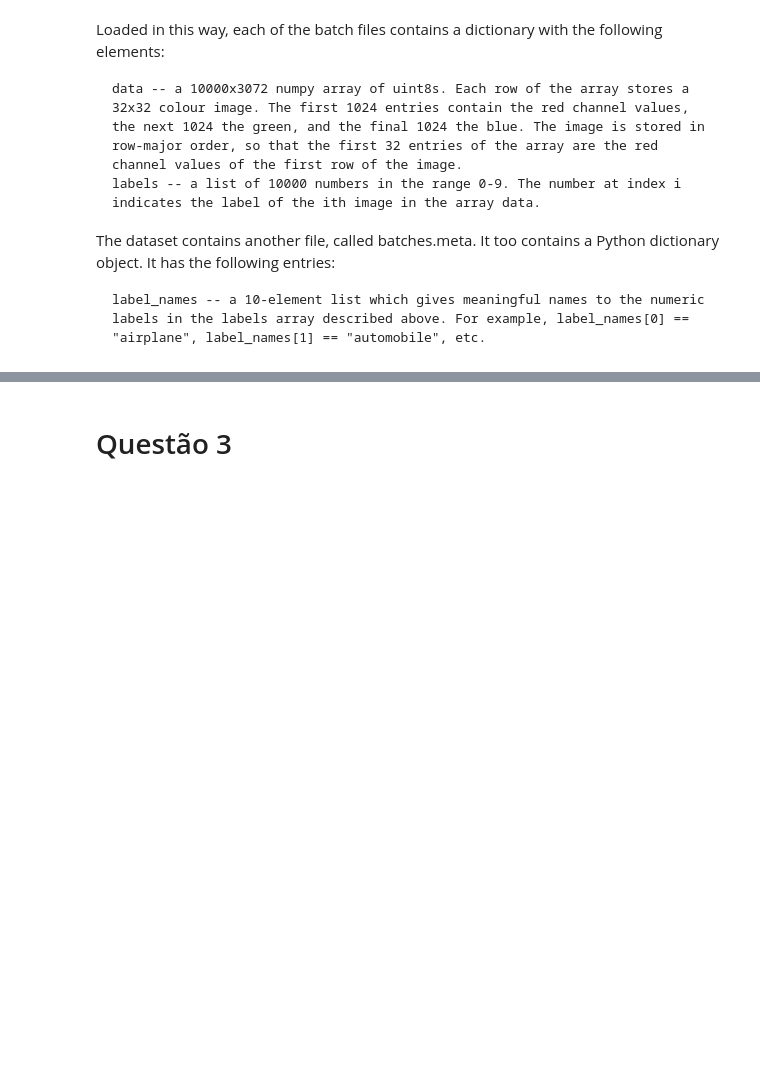
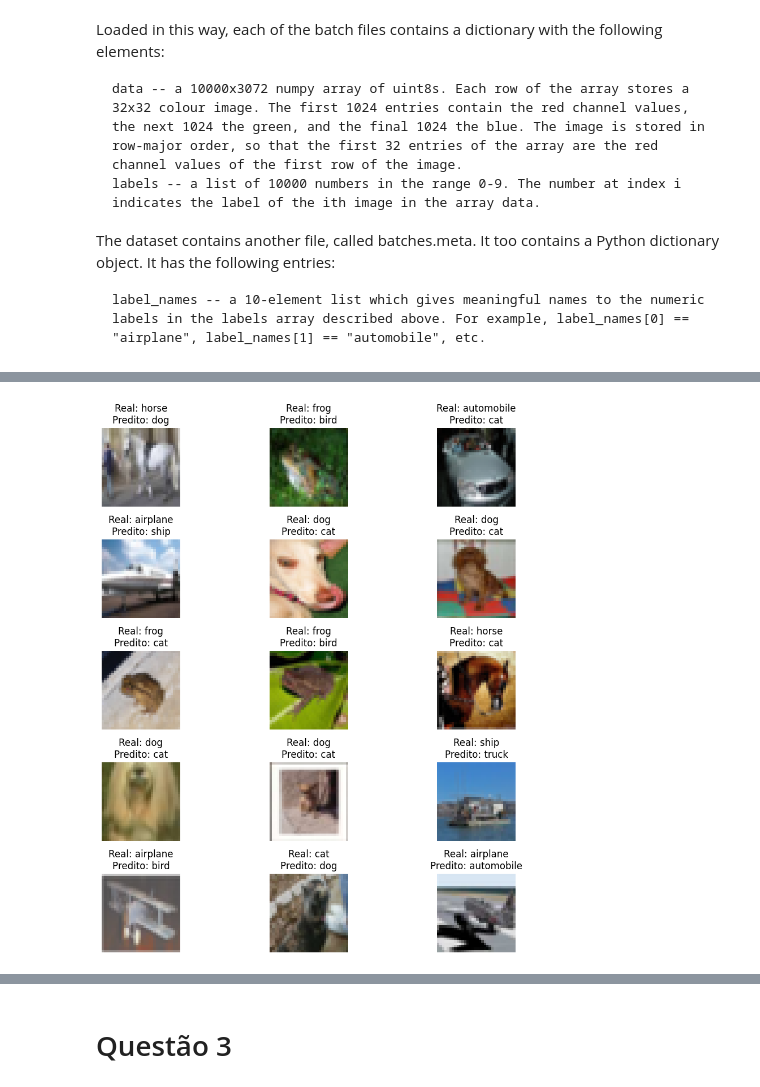
Before and after one commit to erlonL/deep-learning-lista2, a Jupyter notebook: CIFAR_10.ipynb, the cells around one changed output, grey strips where cells are left out. Cells and saved outputs as stored; diff of their text form; code cells hidden in the pictures; blank space fills up the shorter version.

```diff
--- a/CIFAR_10.ipynb
+++ b/CIFAR_10.ipynb
@@ -256,0 +213,20 @@ Predicted label: dog
+# %%
+def plot_images(images, labels, predicted_labels=None):
+    """
+    Plota as imagens com seus rótulos reais e previstos.
+
+    Args:
+        images (np.array): Array de imagens.
+        labels (np.array): Rótulos reais das imagens.
+        predicted_labels (np.array, optional): Rótulos previstos das imagens.
+    """
+    plt.figure(figsize=(10, 10))
+    num_images = len(images)
+    total_rows = (num_images + 2) // 3
+    for i in range(num_images):
+        ax = plt.subplot(total_rows, 3, i + 1)
+        plt.imshow(images[i])
+        plt.title(f"Real: {label_names[labels[i]]}\nPredito: {label_names[predicted_labels[i]] if predicted_labels is not None else 'N/A'}")
+        plt.axis("off")
+    plt.tight_layout()
+    plt.show()
@@ -256,0 +242,9 @@ Predicted label: dog
+# %%
+# Exemplos de previsão do conjunto de teste
+# Plotando as 15 primeiras imagens mal classificadas
+X_missclassified = X_test[missclassified_indices[:15]]
+y_missclassified = y_test[missclassified_indices[:15]]
+predicted_missclassified = predicted_classes[missclassified_indices[:15]]
+plot_images(X_missclassified, y_missclassified, predicted_labels=predicted_missclassified)
+# %% [output]
+[figure, added]
```
Also changed, not shown: parts of 19 cells of this notebook.
